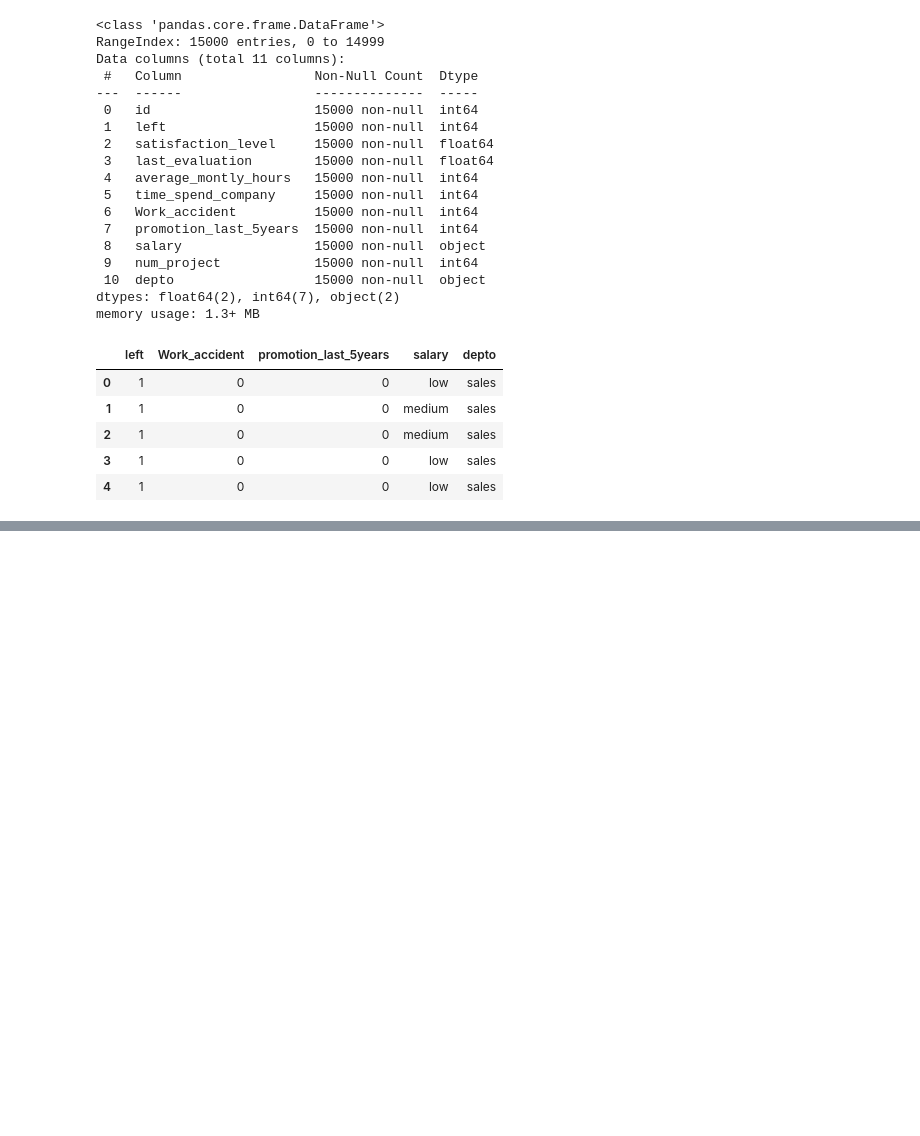
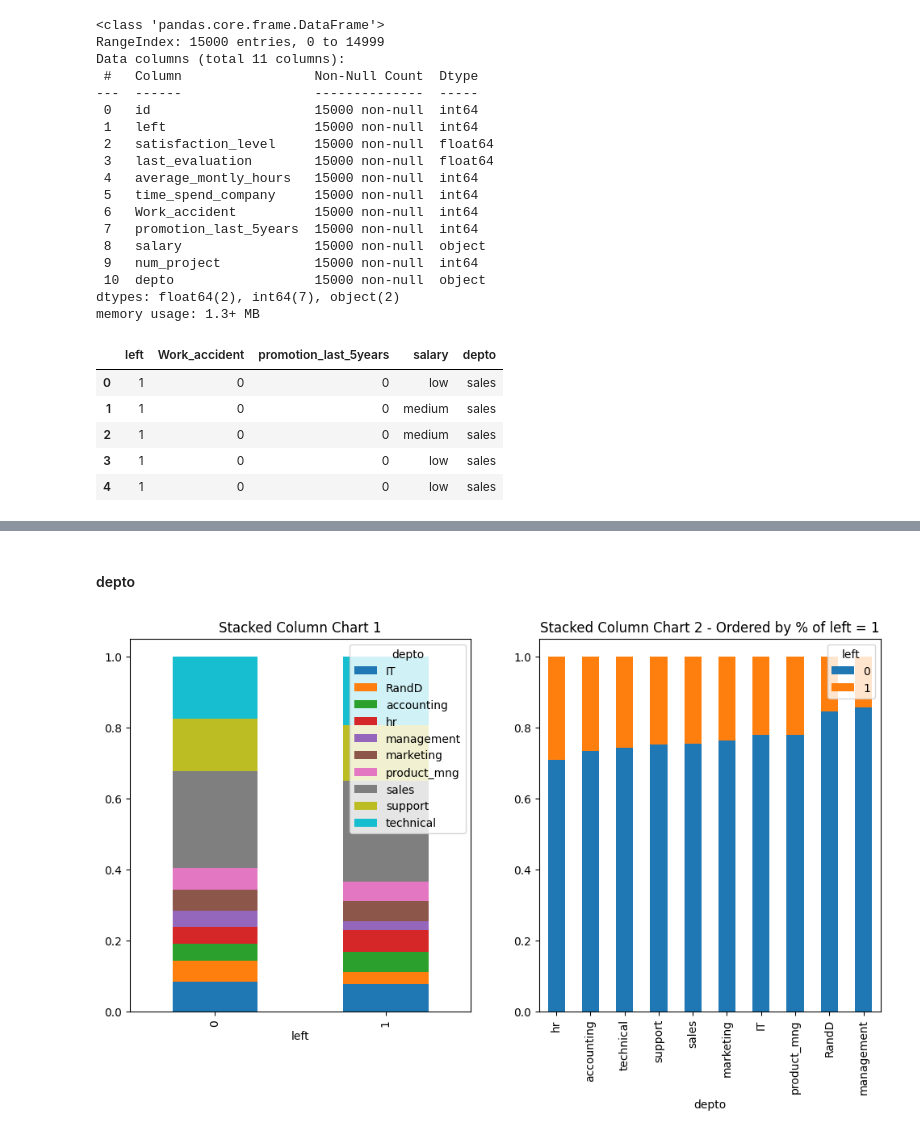
Before and after one commit to LucasGalanti/FIAP_DataMining_PrescriptiveAnalysis, a Jupyter notebook: HR_Abandono_output.ipynb, the cells around one changed output, grey strips where cells are left out. Saved outputs shown, nothing was run; the diff lists cells and outputs as text; code cells hidden in the pictures; blank space fills up the shorter version.

```diff
--- a/HR_Abandono_output.ipynb
+++ b/HR_Abandono_output.ipynb
@@ -387,0 +397,24 @@ sb.boxplot(df_num, x='left', y = 'time_spend_company')
+# %% [markdown]
+#### depto
+# %%
+var = 'depto'
+
+fig, axes = plt.subplots(1, 2, figsize=(12, 6))
+
+# Stacked Column Chart 1
+evaluation1 = pd.crosstab(df_cat['left'], df_cat[var])
+evaluation1.div(evaluation1.sum(1).astype(float), axis=0).plot(kind="bar", stacked=True, ax=axes[0])
+axes[0].set_title('Stacked Column Chart 1')
+
+# Stacked Column Chart 2 with ordering by percentage of left = 1
+evaluation2 = pd.crosstab(df_cat[var], df_cat['left'])
+# avaliamos a porcentagem dentro da categoria que saiu
+percentage_left_1 = evaluation2[1] / evaluation2.sum(1) * 100
+# Sort the DataFrame by the percentage in descending order
+evaluation2_sorted = evaluation2.loc[percentage_left_1.sort_values(ascending=False).index]
+evaluation2_sorted.div(evaluation2_sorted.sum(1).astype(float), axis=0).plot(kind="bar", stacked=True, ax=axes[1])
+axes[1].set_title('Stacked Column Chart 2 - Ordered by % of left = 1')
+
+plt.show()
+# %% [output]
+[figure, added]
```
Also changed, not shown: parts of 63 cells of this notebook, 8 other files.
